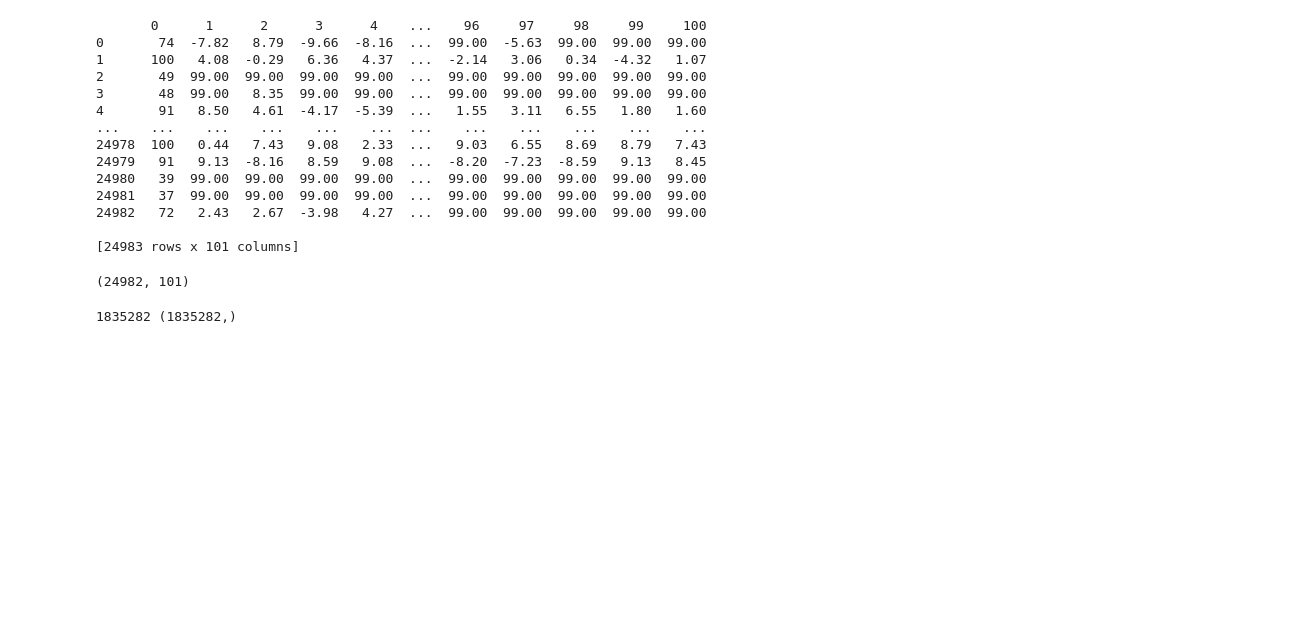
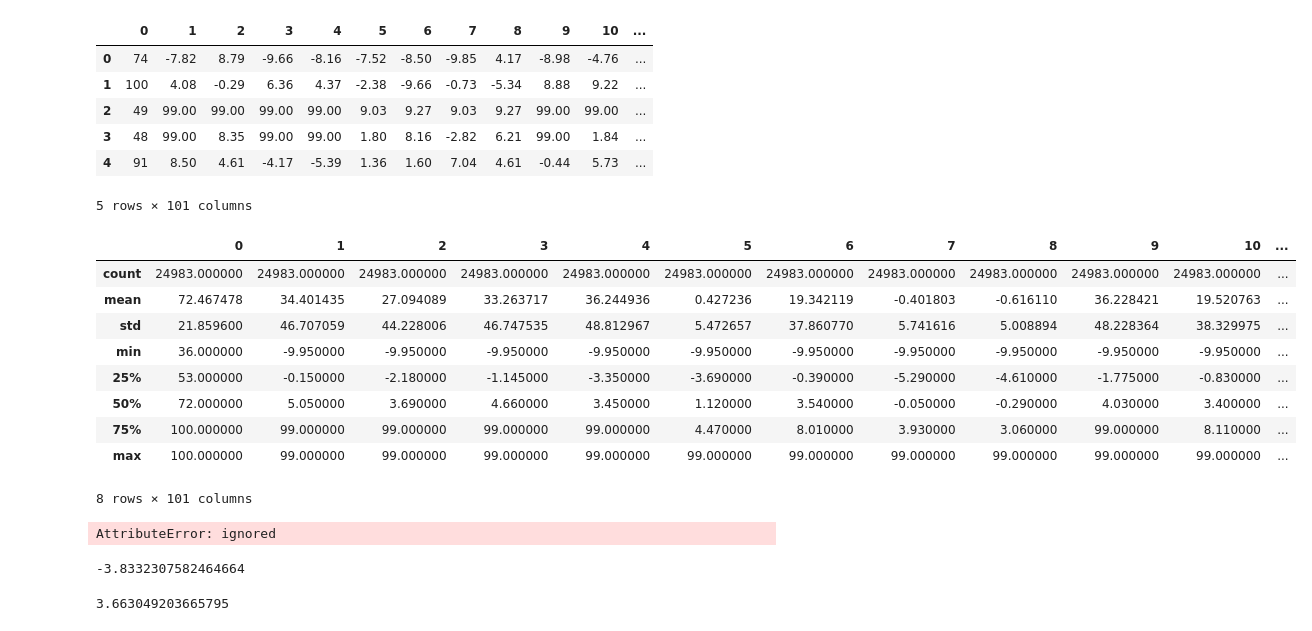
Before and after one commit to arunravi8595/Data-science-decision-making, a Jupyter notebook: Lab_4/my_recommender.ipynb, the cells around one changed output. Cells and saved outputs as stored; diff of their text form; code cells hidden in the pictures; blank space fills up the shorter version.

```diff
--- a/Lab_4/my_recommender.ipynb
+++ b/Lab_4/my_recommender.ipynb
@@ -8,31 +7,25 @@ from sklearn.svm import SVC
 np.set_printoptions(precision=3)
 # %%
-df = pd.read_csv("https://raw.githubusercontent.com/albanda/CE888/master/lab4-recommender/jester-data-1.csv", header = None, delimiter = ",")
-
-print(df)
+data = pd.read_csv("https://raw.githubusercontent.com/albanda/CE888/master/lab4-recommender/jester-data-1.csv",header= None)
+data.head()
 # %% [output]
+|  | 0 | 1 | 2 | 3 | 4 | 5 | 6 | 7 | 8 | 9 | 10 | ... |
+| 0 | 74 | -7.82 | 8.79 | -9.66 | -8.16 | -7.52 | -8.50 | -9.85 | 4.17 | -8.98 | -4.76 | ... |
+| 1 | 100 | 4.08 | -0.29 | 6.36 | 4.37 | -2.38 | -9.66 | -0.73 | -5.34 | 8.88 | 9.22 | ... |
+| 2 | 49 | 99.00 | 99.00 | 99.00 | 99.00 | 9.03 | 9.27 | 9.03 | 9.27 | 99.00 | 99.00 | ... |
+| 3 | 48 | 99.00 | 8.35 | 99.00 | 99.00 | 1.80 | 8.16 | -2.82 | 6.21 | 99.00 | 1.84 | ... |
+| 4 | 91 | 8.50 | 4.61 | -4.17 | -5.39 | 1.36 | 1.60 | 7.04 | 4.61 | -0.44 | 5.73 | ... |
-       0      1      2      3      4    ...    96     97     98     99     100
-0       74  -7.82   8.79  -9.66  -8.16  ...  99.00  -5.63  99.00  99.00  99.00
-1      100   4.08  -0.29   6.36   4.37  ...  -2.14   3.06   0.34  -4.32   1.07
-2       49  99.00  99.00  99.00  99.00  ...  99.00  99.00  99.00  99.00  99.00
-3       48  99.00   8.35  99.00  99.00  ...  99.00  99.00  99.00  99.00  99.00
-4       91   8.50   4.61  -4.17  -5.39  ...   1.55   3.11   6.55   1.80   1.60
-...    ...    ...    ...    ...    ...  ...    ...    ...    ...    ...    ...
-24978  100   0.44   7.43   9.08   2.33  ...   9.03   6.55   8.69   8.79   7.43
-24979   91   9.13  -8.16   8.59   9.08  ...  -8.20  -7.23  -8.59   9.13   8.45
-24980   39  99.00  99.00  99.00  99.00  ...  99.00  99.00  99.00  99.00  99.00
-24981   37  99.00  99.00  99.00  99.00  ...  99.00  99.00  99.00  99.00  99.00
-24982   72   2.43   2.67  -3.98   4.27  ...  99.00  99.00  99.00  99.00  99.00
-
-[24983 rows x 101 columns]
+5 rows × 101 columns
-# %%
-arr = df.values
-print(arr.shape)
-# %% [output]
-(24982, 101)
-# %%
-
-rated = np.where(arr!=99)
-print(len(rated[0]), rated[1].shape)
-# %% [output]
-1835282 (1835282,)
+# %%
+data.describe()
+# %% [output]
+|  | 0 | 1 | 2 | 3 | 4 | 5 | 6 | 7 | 8 | 9 | 10 | ... |
+| count | 24983.000000 | 24983.000000 | 24983.000000 | 24983.000000 | 24983.000000 | 24983.000000 | 24983.000000 | 24983.000000 | 24983.000000 | 24983.000000 | 24983.000000 | ... |
+| mean | 72.467478 | 34.401435 | 27.094089 | 33.263717 | 36.244936 | 0.427236 | 19.342119 | -0.401803 | -0.616110 | 36.228421 | 19.520763 | ... |
+| std | 21.859600 | 46.707059 | 44.228006 | 46.747535 | 48.812967 | 5.472657 | 37.860770 | 5.741616 | 5.008894 | 48.228364 | 38.329975 | ... |
+| min | 36.000000 | -9.950000 | -9.950000 | -9.950000 | -9.950000 | -9.950000 | -9.950000 | -9.950000 | -9.950000 | -9.950000 | -9.950000 | ... |
+| 25% | 53.000000 | -0.150000 | -2.180000 | -1.145000 | -3.350000 | -3.690000 | -0.390000 | -5.290000 | -4.610000 | -1.775000 | -0.830000 | ... |
+| 50% | 72.000000 | 5.050000 | 3.690000 | 4.660000 | 3.450000 | 1.120000 | 3.540000 | -0.050000 | -0.290000 | 4.030000 | 3.400000 | ... |
+| 75% | 100.000000 | 99.000000 | 99.000000 | 99.000000 | 99.000000 | 4.470000 | 8.010000 | 3.930000 | 3.060000 | 99.000000 | 8.110000 | ... |
+| max | 100.000000 | 99.000000 | 99.000000 | 99.000000 | 99.000000 | 99.000000 | 99.000000 | 99.000000 | 99.000000 | 99.000000 | 99.000000 | ... |
+8 rows × 101 columns
@@ -51 +48,5 @@ def replace(orig, percentage=0.1):
   return new_data, (rated[0][idx], rated[1][idx])
+# %%
+new_arr.head()
+# %% [output]
+AttributeError: ignored
@@ -51,0 +57,10 @@ def replace(orig, percentage=0.1):
+# %%
+df.mean(axis = 0, skipna = True).idxmin()
+min(df.mean(axis = 0, skipna = True))
+# %% [output]
+-3.8332307582464664
+# %%
+df.mean(axis = 0, skipna = True).idxmax()
+max(df.mean(axis = 0, skipna = True))
+# %% [output]
+3.663049203665795
```
Also changed, not shown: parts of 29 cells of this notebook.
